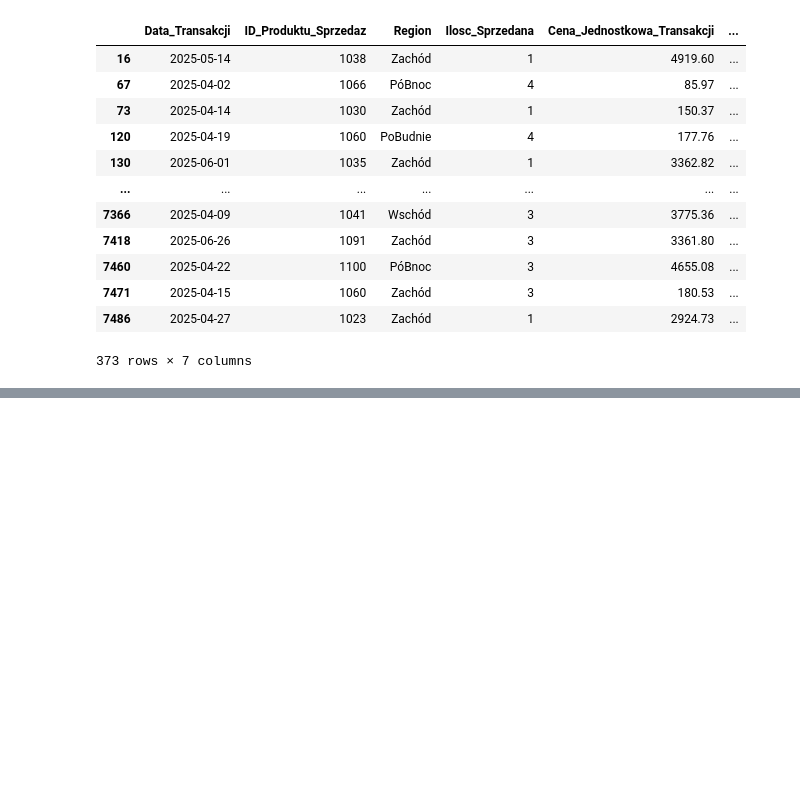
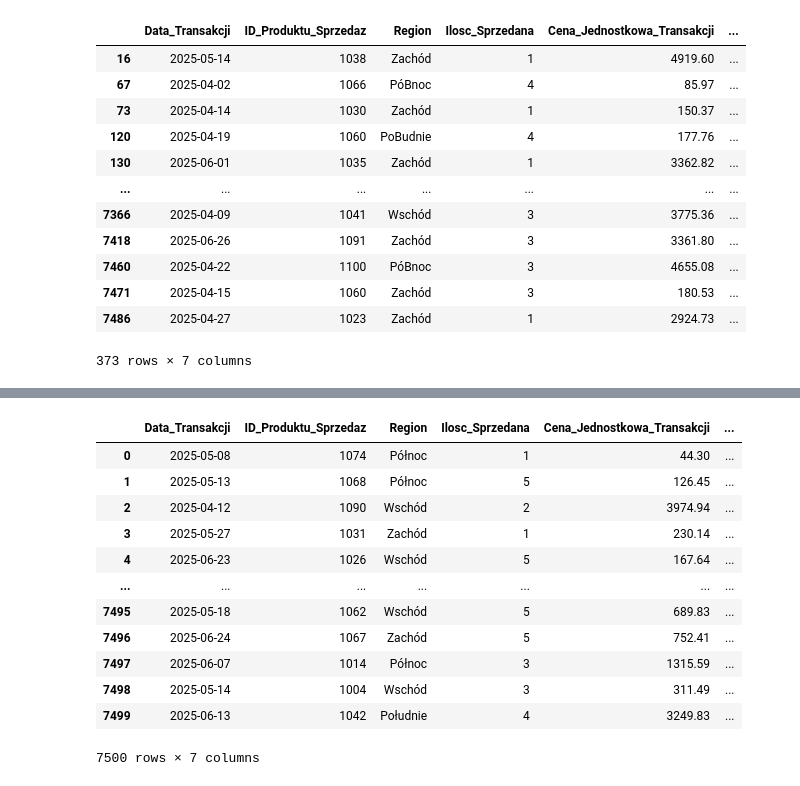
Before and after one commit to sztabamarta-lgtm/data-science-bootcamp, a Jupyter notebook: Marta_Test.ipynb, the cells around one changed output, grey strips where cells are left out. Cells and saved outputs as stored; diff of their text form; code cells hidden in the pictures; blank space fills up the shorter version.

```diff
--- a/Marta_Test.ipynb
+++ b/Marta_Test.ipynb
@@ -396,3 +431,6 @@ df_rap_kw[df_rap_kw['Niezgodnosci_Sprzedazy'] != 0]
 | 7471 | 2025-04-15 | 1060 | Zachód | 3 | 180.53 | ... |
 | 7486 | 2025-04-27 | 1023 | Zachód | 1 | 2924.73 | ... |
 373 rows × 7 columns
+# %%
+df_rap_kw['Region'] = df_rap_kw['Region'].str.replace('B', 'ł')
+display(df_rap_kw.head())
@@ -398,0 +456,3 @@ df_rap_kw[df_rap_kw['Niezgodnosci_Sprzedazy'] != 0]
+# %%
+df_rap_kw['Data_Transakcji'] = pd.to_datetime(df_rap_kw['Data_Transakcji'])
+display(df_rap_kw.info())
@@ -398,0 +475,4 @@ df_rap_kw[df_rap_kw['Niezgodnosci_Sprzedazy'] != 0]
+# %%
+
+df_rap_kw['Region'] = df_rap_kw['Region'].astype('string')
+display(df_rap_kw.info())
@@ -398,0 +495,16 @@ df_rap_kw[df_rap_kw['Niezgodnosci_Sprzedazy'] != 0]
+# %%
+df_rap_kw
+# %% [output]
+|  | Data_Transakcji | ID_Produktu_Sprzedaz | Region | Ilosc_Sprzedana | Cena_Jednostkowa_Transakcji | ... |
+| 0 | 2025-05-08 | 1074 | Północ | 1 | 44.30 | ... |
+| 1 | 2025-05-13 | 1068 | Północ | 5 | 126.45 | ... |
+| 2 | 2025-04-12 | 1090 | Wschód | 2 | 3974.94 | ... |
+| 3 | 2025-05-27 | 1031 | Zachód | 1 | 230.14 | ... |
+| 4 | 2025-06-23 | 1026 | Wschód | 5 | 167.64 | ... |
+| ... | ... | ... | ... | ... | ... | ... |
+| 7495 | 2025-05-18 | 1062 | Wschód | 5 | 689.83 | ... |
+| 7496 | 2025-06-24 | 1067 | Zachód | 5 | 752.41 | ... |
+| 7497 | 2025-06-07 | 1014 | Północ | 3 | 1315.59 | ... |
+| 7498 | 2025-05-14 | 1004 | Wschód | 3 | 311.49 | ... |
+| 7499 | 2025-06-13 | 1042 | Południe | 4 | 3249.83 | ... |
+7500 rows × 7 columns
```
Also changed, not shown: parts of 10 cells of this notebook.
